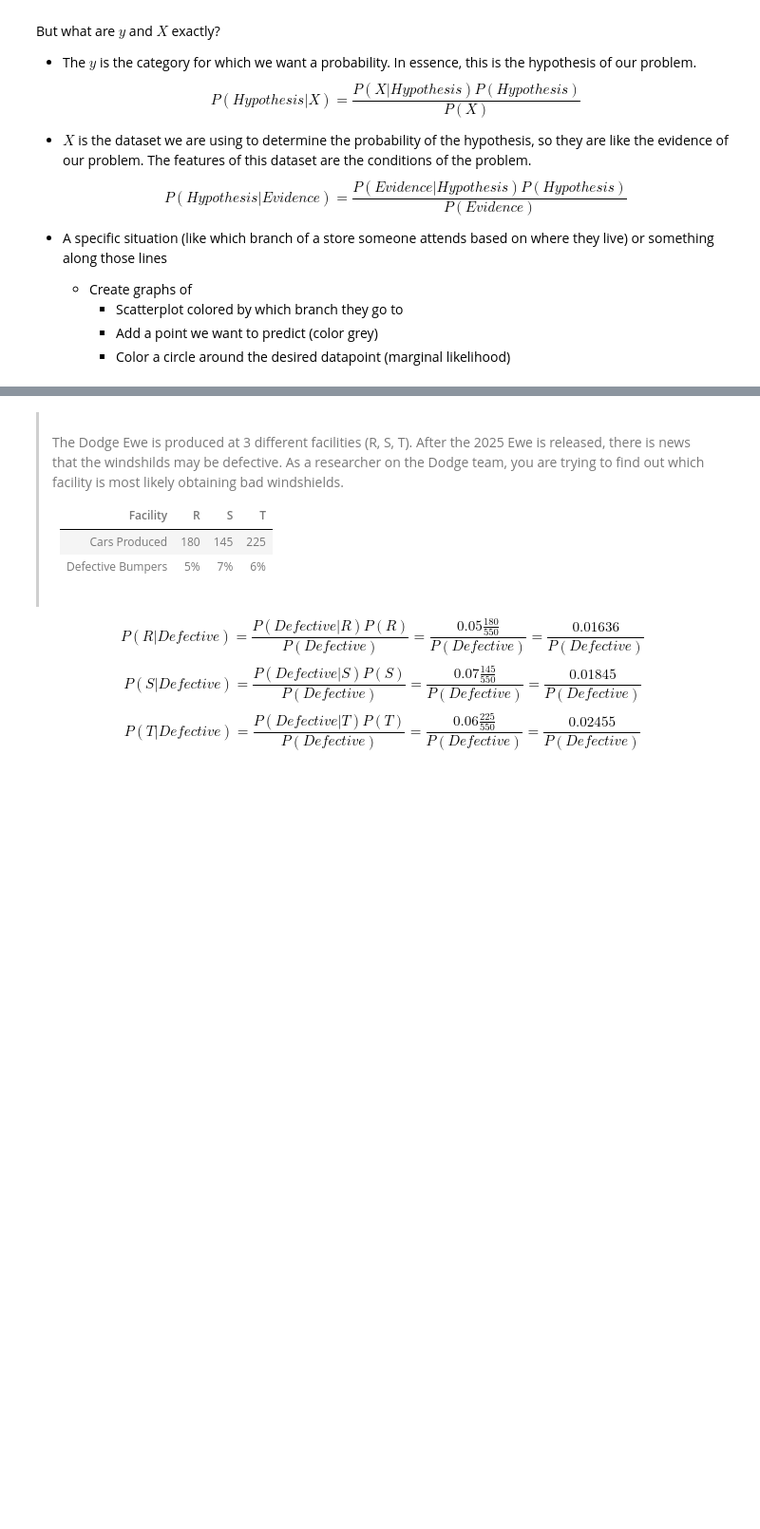
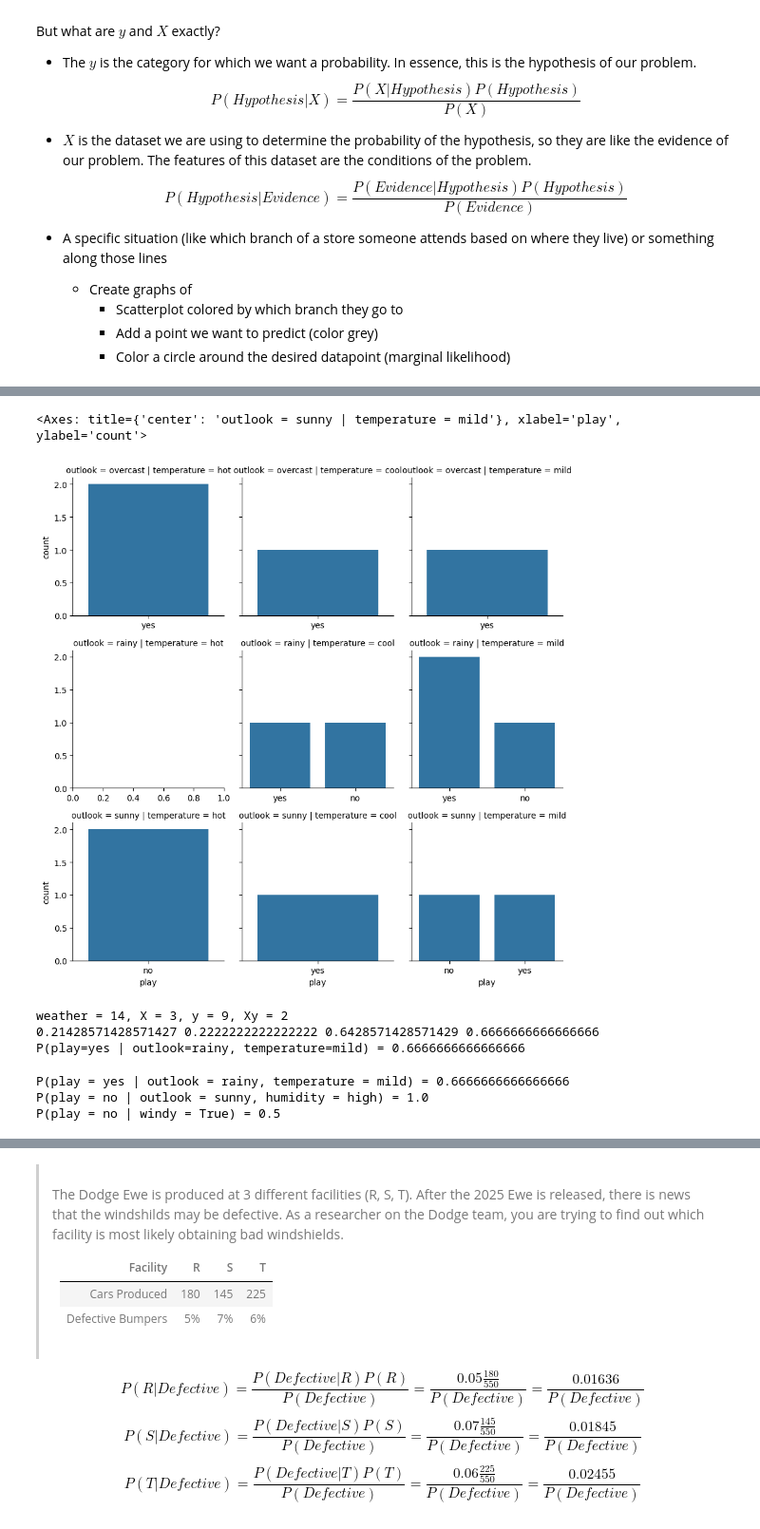
Before and after one commit to drolsonmi/math3480, a Jupyter notebook: Notes/3480_07_NaiveBayes.ipynb, the cells around one changed output, grey strips where cells are left out. Shown at 95% size. Drawn from its saved outputs; the diff is of its cells as text; code cells hidden in the pictures; blank space fills up the shorter version.

```diff
--- a/Notes/3480_07_NaiveBayes.ipynb
+++ b/Notes/3480_07_NaiveBayes.ipynb
@@ -307,0 +116,22 @@ weighted avg       0.43      0.40      0.40         5
+# %%
+import pandas as pd
+
+data = [
+    {"outlook": "overcast", "temperature": "hot",   "humidity": "high",    "windy": False,  "play": "yes"},
+    {"outlook": "overcast", "temperature": "cool",  "humidity": "normal",  "windy": True,   "play": "yes"},
+    {"outlook": "overcast", "temperature": "mild",  "humidity": "high",    "windy": True,   "play": "yes"},
+    {"outlook": "overcast", "temperature": "hot",   "humidity": "normal",  "windy": False,  "play": "yes"},
+    {"outlook": "rainy",    "temperature": "mild",  "humidity": "high",    "windy": False,  "play": "yes"},
+    {"outlook": "rainy",    "temperature": "cool",  "humidity": "normal",  "windy": False,  "play": "yes"},
+    {"outlook": "rainy",    "temperature": "cool",  "humidity": "normal",  "windy": True,   "play": "no"},
+    {"outlook": "rainy",    "temperature": "mild",  "humidity": "high",    "windy": True,   "play": "no"},
+    {"outlook": "rainy",    "temperature": "mild",  "humidity": "normal",  "windy": False,  "play": "yes"},
+    {"outlook": "sunny",    "temperature": "hot",   "humidity": "high",    "windy": False,  "play": "no"},
+    {"outlook": "sunny",    "temperature": "hot",   "humidity": "high",    "windy": True,   "play": "no"},
+    {"outlook": "sunny",    "temperature": "mild",  "humidity": "high",    "windy": False,  "play": "no"},
+    {"outlook": "sunny",    "temperature": "cool",  "humidity": "normal",  "windy": False,  "play": "yes"},
+    {"outlook": "sunny",    "temperature": "mild",  "humidity": "normal",  "windy": True,   "play": "yes"}
+]
+
+weather = pd.DataFrame(data)
+display(weather)
@@ -307,0 +154,27 @@ weighted avg       0.43      0.40      0.40         5
+# %%
+import seaborn as sns
+
+g = sns.FacetGrid(weather, row='outlook', col='temperature', sharex=False)
+g.map(sns.countplot, 'play', dodge=True)
+sns.countplot()
+# %% [output]
+<Axes: title={'center': 'outlook = sunny | temperature = mild'}, xlabel='play', ylabel='count'>
+[figure, added]
+# %%
+weather_len = len(weather)
+X_len = len(weather[(weather['outlook'] == 'rainy') & (weather['temperature'] == 'mild')])
+Xy_len = len(weather[(weather['outlook'] == 'rainy') & (weather['temperature'] == 'mild') & (weather['play'] == 'yes')])
+y_len = len(weather[weather['play'] == 'yes'])
+print(f"weather = {weather_len}, X = {X_len}, y = {y_len}, Xy = {Xy_len}")
+
+pX = X_len / weather_len
+pXy = Xy_len / y_len
+py = y_len / weather_len
+
+pyX = pXy * py / pX
+
+print(f"P(play=yes | outlook=rainy, temperature=mild) = {pyX}")
+# %% [output]
+weather = 14, X = 3, y = 9, Xy = 2
+0.21428571428571427 0.2222222222222222 0.6428571428571429 0.6666666666666666
+P(play=yes | outlook=rainy, temperature=mild) = 0.6666666666666666
@@ -307,0 +194,8 @@ weighted avg       0.43      0.40      0.40         5
+# %%
+play(['outlook','temperature'],['rainy','mild'],'yes')
+play(['outlook','humidity'],['sunny','high'],'no')
+play(['windy'],[True],'no')
+# %% [output]
+P(play = yes | outlook = rainy, temperature = mild) = 0.6666666666666666
+P(play = no | outlook = sunny, humidity = high) = 1.0
+P(play = no | windy = True) = 0.5
```
Also changed, not shown: parts of 33 cells of this notebook.
